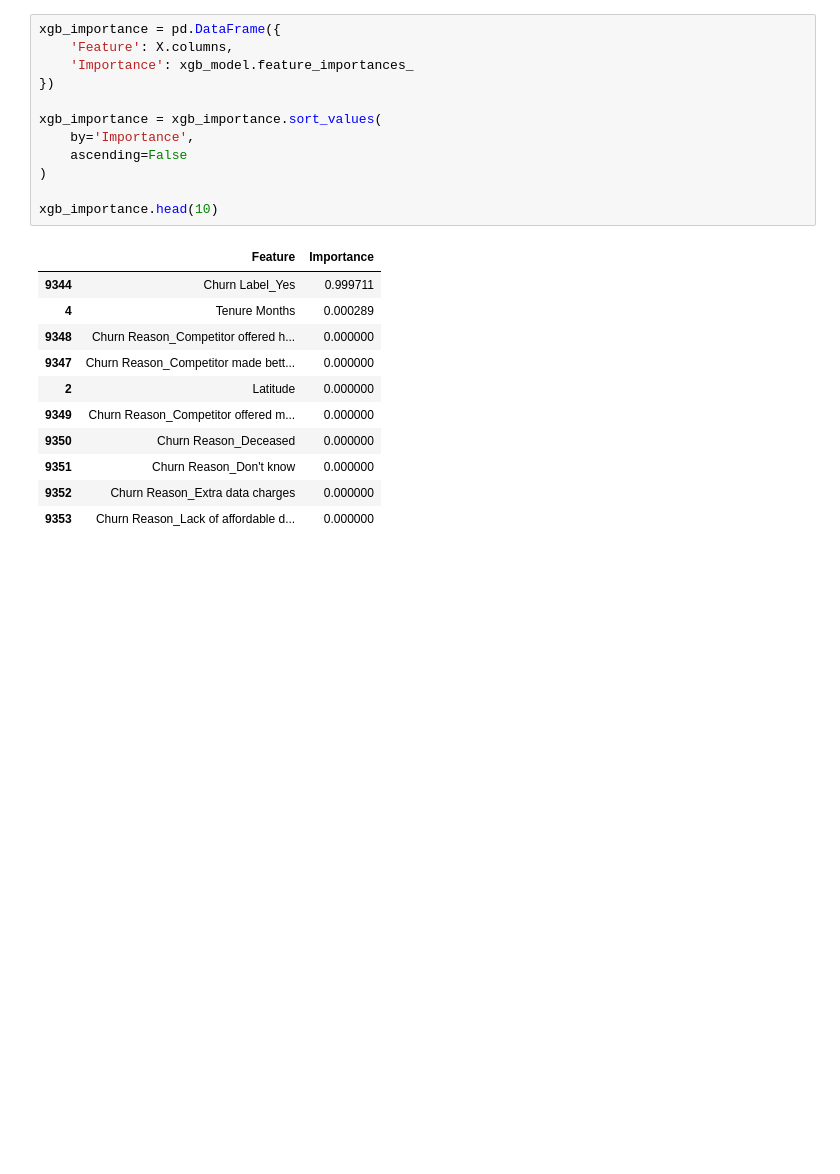
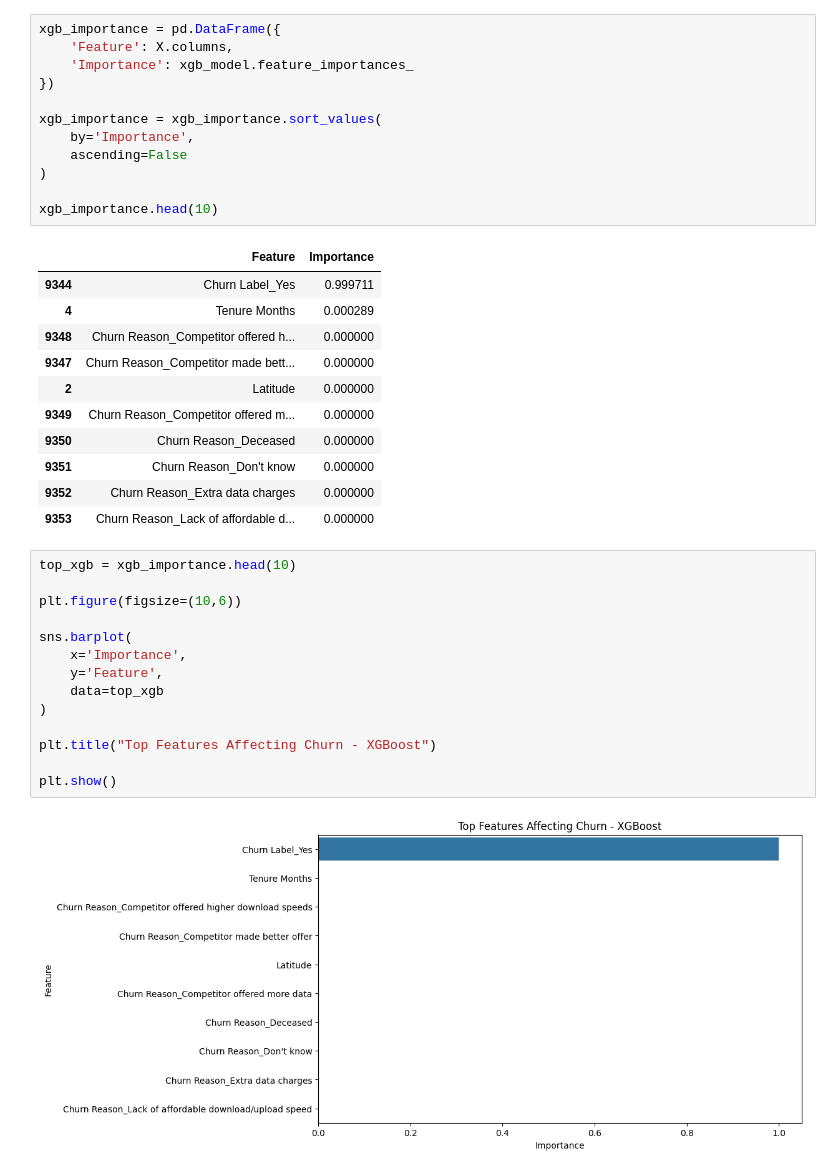
Before and after one commit to shiivu18/churn_Analytics, a Jupyter notebook: notebooks/02_data_cleaning_preprocessing.ipynb, the cells around one changed output. Drawn from its saved outputs; the diff is of its cells as text; blank space fills up the shorter version.

Commit message:
XGboost analytics

```diff
--- a/notebooks/02_data_cleaning_preprocessing.ipynb
+++ b/notebooks/02_data_cleaning_preprocessing.ipynb
@@ -434,3 +434,19 @@ xgb_importance.head(10)
 | 9351 | Churn Reason_Don't know | 0.000000 |
 | 9352 | Churn Reason_Extra data charges | 0.000000 |
 | 9353 | Churn Reason_Lack of affordable d... | 0.000000 |
+# %%
+top_xgb = xgb_importance.head(10)
+
+plt.figure(figsize=(10,6))
+
+sns.barplot(
+    x='Importance',
+    y='Feature',
+    data=top_xgb
+)
+
+plt.title("Top Features Affecting Churn - XGBoost")
+
+plt.show()
+# %% [output]
+[figure, added]
```
